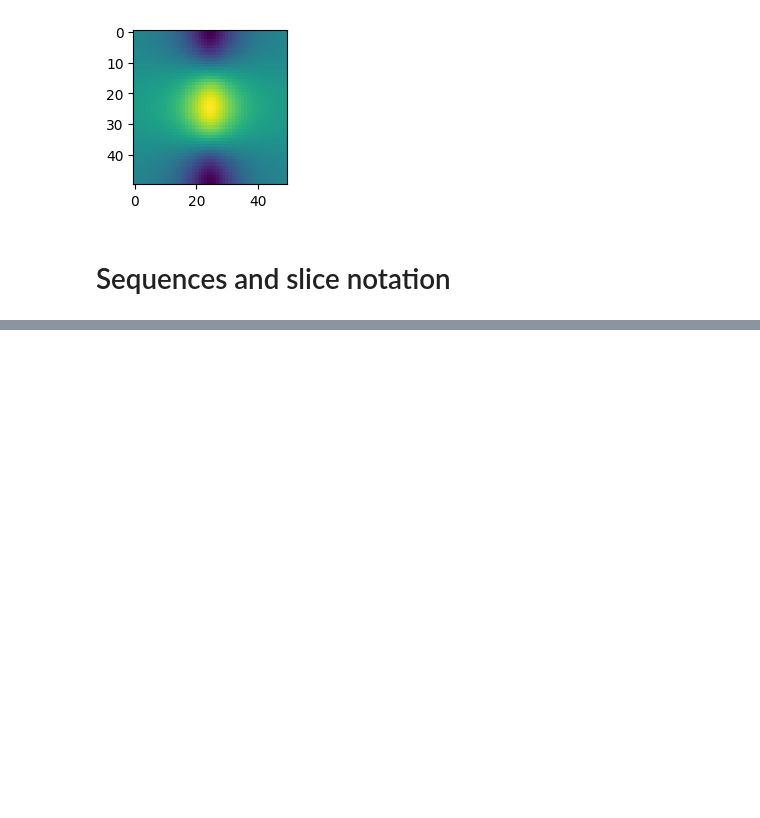
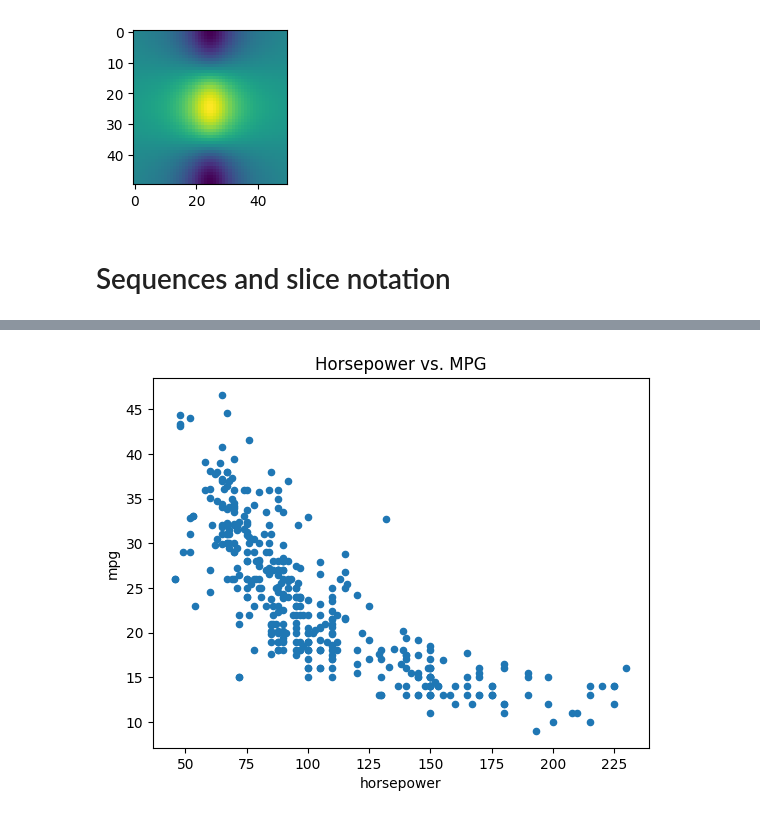
Before and after one commit to audedpt/Statistical_Learning, a Jupyter notebook: Python_review.ipynb, the cells around one changed output, grey strips where cells are left out. Saved outputs shown, nothing was run; the diff lists cells and outputs as text; code cells hidden in the pictures; blank space fills up the shorter version.

```diff
--- a/Python_review.ipynb
+++ b/Python_review.ipynb
@@ -371,0 +910,5 @@ ax.imshow(z); #heatmap : color coded plot depending on the matrix value
+# %%
+ax = auto.plot.scatter('horsepower', 'mpg')
+ax.set_title('Horsepower vs. MPG');
+# %% [output]
+[figure, added]
```
Also changed, not shown: parts of 78 cells of this notebook.
